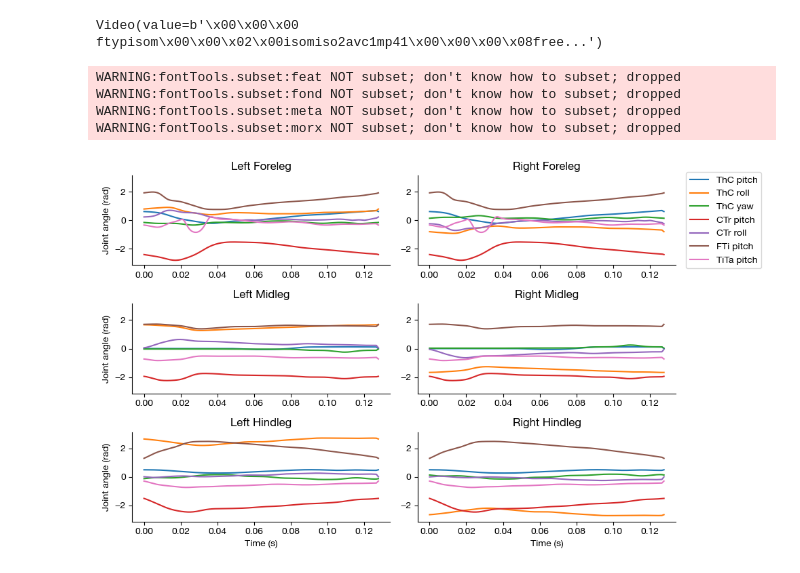
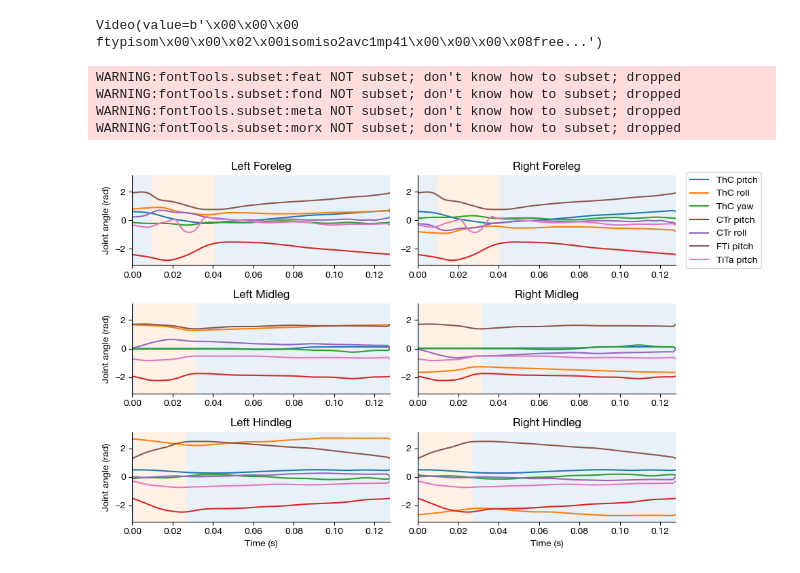
Before and after one commit to NeLy-EPFL/nmf2-paper, a Jupyter notebook: step_data/stepping_illustration.ipynb, the cells around one changed output. Saved outputs shown, nothing was run; the diff lists cells and outputs as text; code cells hidden in the pictures.

Commit message:
add adhesion on/off indicator in single step plot

```diff
--- a/step_data/stepping_illustration.ipynb
+++ b/step_data/stepping_illustration.ipynb
@@ -83,31 +98,61 @@ joint_lookup = {
     "Coxa_roll": "ThC roll",
     "Coxa_yaw": "ThC yaw",
     "Femur": "CTr pitch",
     "Femur_roll": "CTr roll",
     "Tibia": "FTi pitch",
     "Tarsus1": "TiTa pitch",
 }
 
 fig, axs = plt.subplots(3, 2, figsize=(10, 6), tight_layout=True)
 for i, (pos_code, pos) in enumerate(pos_lookup.items()):
     for j, (side_code, side) in enumerate(side_lookup.items()):
         ax = axs[i, j]
         for joint_code, joint_name in joint_lookup.items():
             idx = all_leg_dofs.index(f"joint_{side_code}{pos_code}{joint_code}")
             ax.plot(interp_t, data_block[idx, :], label=joint_name)
+
+        # plot adhesion on/off
+        swing_start = data["swing_stance_time"]["swing"][f"{side_code}{pos_code}"]
+        stance_start = data["swing_stance_time"]["stance"][f"{side_code}{pos_code}"]
+        ax.fill_between(
+            [0, swing_start],
+            [-np.pi, -np.pi],
+            [np.pi, np.pi],
+            facecolor="tab:blue",
+            edgecolor="none",
+            alpha=0.1,
+        )
+        ax.fill_between(
+            [swing_start, stance_start],
+            [-np.pi, -np.pi],
+            [np.pi, np.pi],
+            facecolor="tab:orange",
+            edgecolor="none",
+            alpha=0.1,
+        )
+        ax.fill_between(
+            [stance_start, interp_t[-1]],
+            [-np.pi, -np.pi],
+            [np.pi, np.pi],
+            facecolor="tab:blue",
+            edgecolor="none",
+            alpha=0.1,
+        )
+
         ax.set_title(f"{side} {pos}leg".title())
         ax.set_ylim(-np.pi, np.pi)
+        ax.set_xlim(0, interp_t[-1])
         if i == 0 and j == 1:
             ax.legend(bbox_to_anchor=(1.04, 0.5), loc="center left", borderaxespad=0)
         if i == 2:
             ax.set_xlabel("Time (s)")
         if j == 0:
             ax.set_ylabel("Joint angle (rad)")
 sns.despine()
 fig.savefig("outputs/single_step.pdf", bbox_inches="tight")
 # %% [output]
 WARNING:fontTools.subset:feat NOT subset; don't know how to subset; dropped
 WARNING:fontTools.subset:fond NOT subset; don't know how to subset; dropped
 WARNING:fontTools.subset:meta NOT subset; don't know how to subset; dropped
 WARNING:fontTools.subset:morx NOT subset; don't know how to subset; dropped
-[figure, old version]
+[figure, new version]
```
Also changed, not shown: parts of 1 cell of this notebook, 1 other file.
